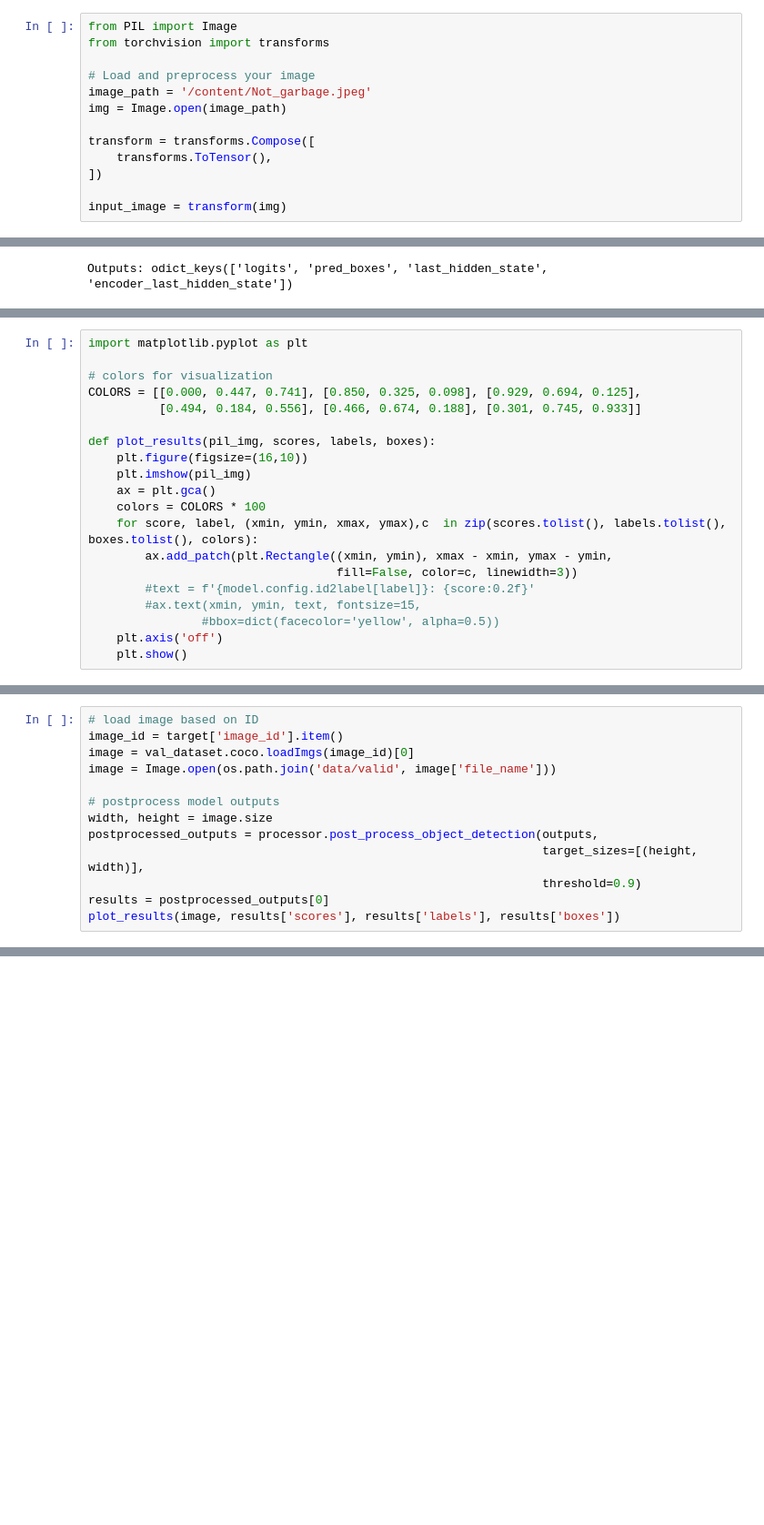
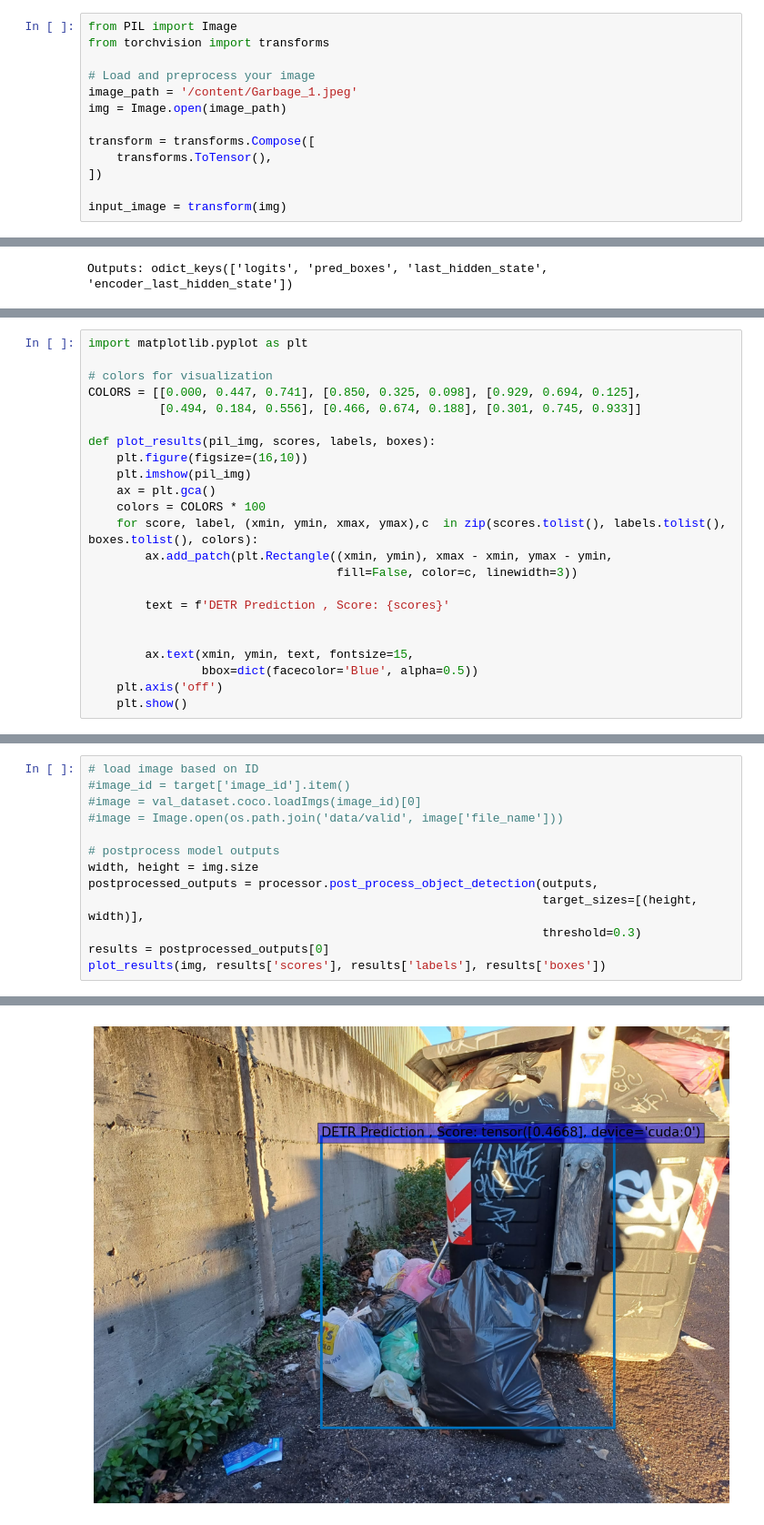
Before and after one commit to aml-2023/final-project, a Jupyter notebook: detr_object_detection_finetuning.ipynb, the cells around one changed output, grey strips where cells are left out. Shown at 91% size. Saved outputs shown, nothing was run; the diff lists cells and outputs as text; blank space fills up the shorter version.

```diff
--- a/detr_object_detection_finetuning.ipynb
+++ b/detr_object_detection_finetuning.ipynb
@@ -525,7 +531,7 @@ from PIL import Image
 from torchvision import transforms
 
 # Load and preprocess your image
-image_path = '/content/Not_garbage.jpeg'
+image_path = '/content/Garbage_1.jpeg'
 img = Image.open(image_path)
 
 transform = transforms.Compose([
@@ -613,8 +566,11 @@ def plot_results(pil_img, scores, labels, boxes):
     for score, label, (xmin, ymin, xmax, ymax),c  in zip(scores.tolist(), labels.tolist(), boxes.tolist(), colors):
         ax.add_patch(plt.Rectangle((xmin, ymin), xmax - xmin, ymax - ymin,
                                    fill=False, color=c, linewidth=3))
-        #text = f'{model.config.id2label[label]}: {score:0.2f}'
-        #ax.text(xmin, ymin, text, fontsize=15,
-                #bbox=dict(facecolor='yellow', alpha=0.5))
+
+        text = f'DETR Prediction , Score: {scores}'
+
+
+        ax.text(xmin, ymin, text, fontsize=15,
+                bbox=dict(facecolor='Blue', alpha=0.5))
     plt.axis('off')
     plt.show()
@@ -624,14 +577,14 @@ def plot_results(pil_img, scores, labels, boxes):
 # %%
 # load image based on ID
-image_id = target['image_id'].item()
-image = val_dataset.coco.loadImgs(image_id)[0]
-image = Image.open(os.path.join('data/valid', image['file_name']))
+#image_id = target['image_id'].item()
+#image = val_dataset.coco.loadImgs(image_id)[0]
+#image = Image.open(os.path.join('data/valid', image['file_name']))
 
 # postprocess model outputs
-width, height = image.size
+width, height = img.size
 postprocessed_outputs = processor.post_process_object_detection(outputs,
                                                                 target_sizes=[(height, width)],
-                                                                threshold=0.9)
+                                                                threshold=0.3)
 results = postprocessed_outputs[0]
-plot_results(image, results['scores'], results['labels'], results['boxes'])
+plot_results(img, results['scores'], results['labels'], results['boxes'])
 # %% [output]
@@ -638,0 +591 @@ TypeError: ignored
+[figure, added]
```
Also changed, not shown: parts of 13 cells of this notebook.
